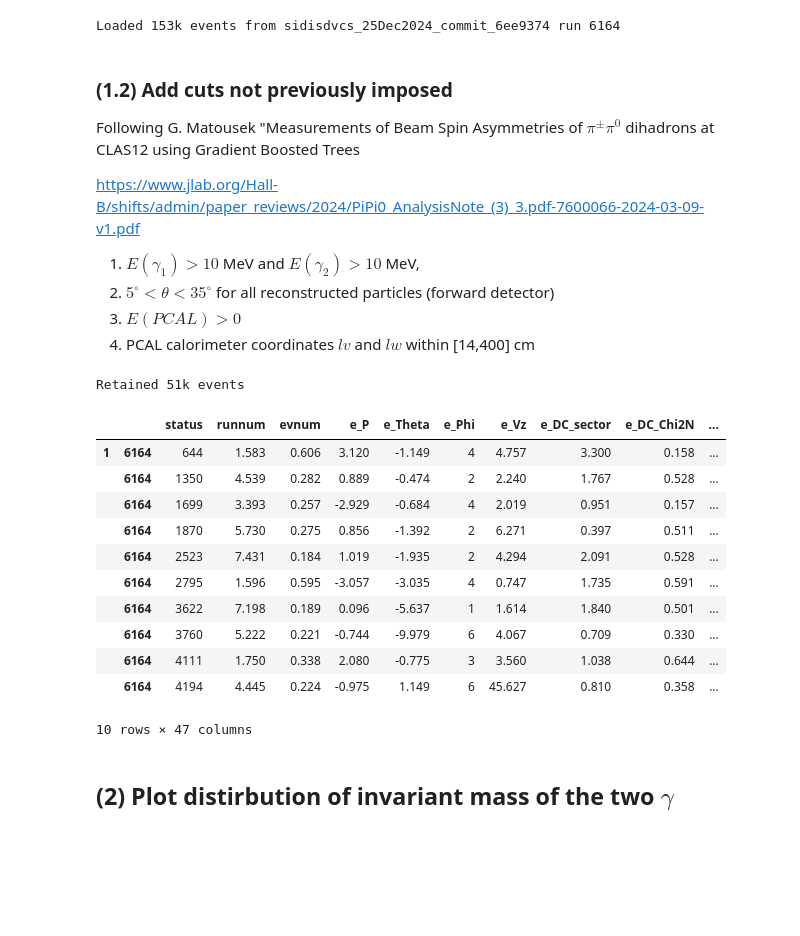
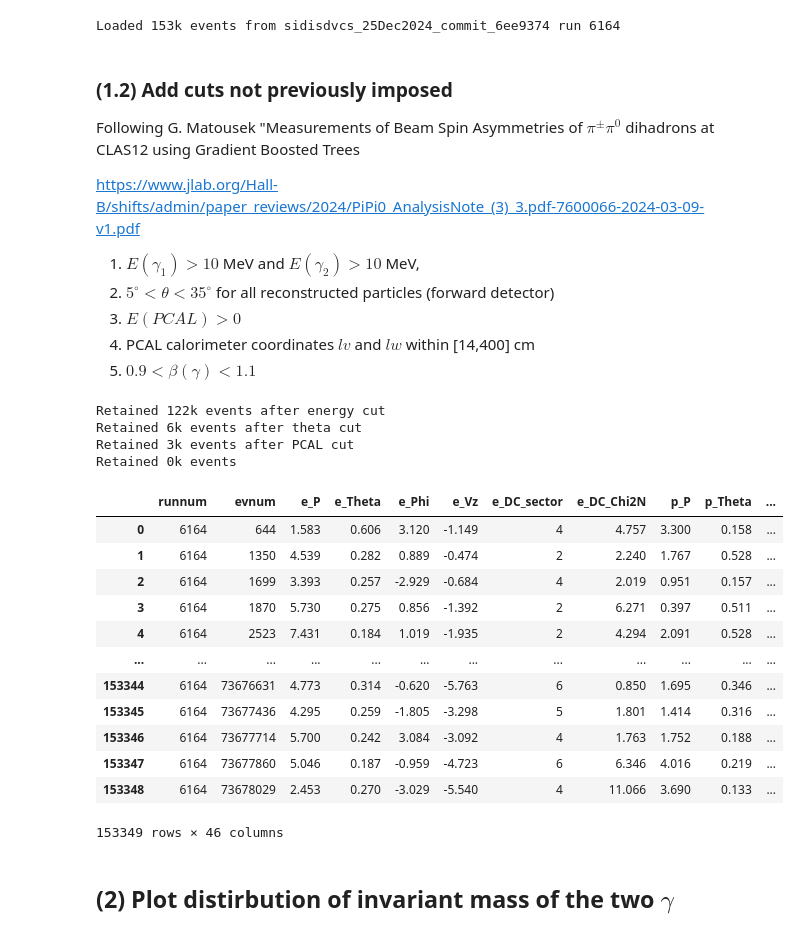
Before and after one commit to erezcoh4/CLAS12_BranchingRatios_Analysis, a Jupyter notebook: PythonAnalysis/InvariantMass_2gammas/FirstLookAtInvariantMass.ipynb, the cells around one changed output. Drawn from its saved outputs; the diff is of its cells as text; code cells hidden in the pictures; blank space fills up the shorter version.

```diff
--- a/PythonAnalysis/InvariantMass_2gammas/FirstLookAtInvariantMass.ipynb
+++ b/PythonAnalysis/InvariantMass_2gammas/FirstLookAtInvariantMass.ipynb
@@ -46,40 +46,53 @@ https://www.jlab.org/Hall-B/shifts/admin/paper_reviews/2024/PiPi0_AnalysisNote_(
 2. $5^\circ < \theta < 35^\circ$ for all reconstructed particles (forward detector)
 3. $E(PCAL) > 0$
 4. PCAL calorimeter coordinates $lv$ and $lw$ within [14,400] cm
+5. $0.9 < \beta(\gamma) < 1.1$
 # %%
 Eg_min = 0.0100
 data_after_cuts = data[(data["g1_E"]>Eg_min) & (data["g2_E"]>Eg_min)]
+print('Retained %dk events after energy cut'%(len(data_after_cuts)/1000))
 
 Theta_min = 5  * 3.14/180.
 Theta_max = 35 * 3.14/180.
-data_after_cuts = data_after_cuts[  (Theta_min < data_after_cuts["e_Theta"]) & (data_after_cuts["e_Theta"] < Theta_max)
-                                  & (Theta_min < data_after_cuts["p_Theta"]) & (data_after_cuts["p_Theta"] < Theta_max)
+data_after_cuts = data_after_cuts[  (Theta_min < data_after_cuts["e_Theta"])  & (data_after_cuts["e_Theta"] < Theta_max)
+                                  & (Theta_min < data_after_cuts["p_Theta"])  & (data_after_cuts["p_Theta"] < Theta_max)
                                   & (Theta_min < data_after_cuts["g1_Theta"]) & (data_after_cuts["g1_Theta"] < Theta_max)
                                   & (Theta_min < data_after_cuts["g2_Theta"]) & (data_after_cuts["g2_Theta"] < Theta_max) ]
+print('Retained %dk events after theta cut'%(len(data_after_cuts)/1000))
 
 EPCAL_min = 0
-data_after_cuts = data[(data["g1_E_PCAL"]>EPCAL_min) & (data["g2_E_PCAL"]>EPCAL_min)]
+data_after_cuts = data_after_cuts[(EPCAL_min < data_after_cuts["g1_E_PCAL"]) & (EPCAL_min < data_after_cuts["g2_E_PCAL"])]
+print('Retained %dk events after PCAL cut'%(len(data_after_cuts)/1000))
 
+beta_min, beta_max = 0.9,1.1
+data_after_cuts = data_after_cuts[  (beta_min < data_after_cuts["g1_beta"]) & (data_after_cuts["g1_beta"] < beta_max)
+                                  & (beta_min < data_after_cuts["g2_beta"]) & (data_after_cuts["g2_beta"] < beta_max)]
 print('Retained %dk events'%(len(data_after_cuts)/1000))
 # %% [output]
-Retained 51k events
+Retained 122k events after energy cut
+Retained 6k events after theta cut
+Retained 3k events after PCAL cut
+Retained 0k events
 # %%
 # len(data_after_cuts[data_after_cuts["g1_PCAL_V"] > 0.014])
 # len(data_after_cuts[data_after_cuts["g1_beta"] > 0.9])
-data[0:10] #[data['evnum']==10669]#["g1_beta"]
+# data[0:10] #[data['evnum']==10669]#["g1_beta"]
+# data["e_Theta"] * 180./3.14
+data
 # %% [output]
-|  |  | status | runnum | evnum | e_P | e_Theta | e_Phi | e_Vz | e_DC_sector | e_DC_Chi2N | ... |
-| 1 | 6164 | 644 | 1.583 | 0.606 | 3.120 | -1.149 | 4 | 4.757 | 3.300 | 0.158 | ... |
-|  | 6164 | 1350 | 4.539 | 0.282 | 0.889 | -0.474 | 2 | 2.240 | 1.767 | 0.528 | ... |
-|  | 6164 | 1699 | 3.393 | 0.257 | -2.929 | -0.684 | 4 | 2.019 | 0.951 | 0.157 | ... |
-|  | 6164 | 1870 | 5.730 | 0.275 | 0.856 | -1.392 | 2 | 6.271 | 0.397 | 0.511 | ... |
-|  | 6164 | 2523 | 7.431 | 0.184 | 1.019 | -1.935 | 2 | 4.294 | 2.091 | 0.528 | ... |
-|  | 6164 | 2795 | 1.596 | 0.595 | -3.057 | -3.035 | 4 | 0.747 | 1.735 | 0.591 | ... |
-|  | 6164 | 3622 | 7.198 | 0.189 | 0.096 | -5.637 | 1 | 1.614 | 1.840 | 0.501 | ... |
-|  | 6164 | 3760 | 5.222 | 0.221 | -0.744 | -9.979 | 6 | 4.067 | 0.709 | 0.330 | ... |
-|  | 6164 | 4111 | 1.750 | 0.338 | 2.080 | -0.775 | 3 | 3.560 | 1.038 | 0.644 | ... |
-|  | 6164 | 4194 | 4.445 | 0.224 | -0.975 | 1.149 | 6 | 45.627 | 0.810 | 0.358 | ... |
+|  | runnum | evnum | e_P | e_Theta | e_Phi | e_Vz | e_DC_sector | e_DC_Chi2N | p_P | p_Theta | ... |
+| 0 | 6164 | 644 | 1.583 | 0.606 | 3.120 | -1.149 | 4 | 4.757 | 3.300 | 0.158 | ... |
+| 1 | 6164 | 1350 | 4.539 | 0.282 | 0.889 | -0.474 | 2 | 2.240 | 1.767 | 0.528 | ... |
+| 2 | 6164 | 1699 | 3.393 | 0.257 | -2.929 | -0.684 | 4 | 2.019 | 0.951 | 0.157 | ... |
+| 3 | 6164 | 1870 | 5.730 | 0.275 | 0.856 | -1.392 | 2 | 6.271 | 0.397 | 0.511 | ... |
+| 4 | 6164 | 2523 | 7.431 | 0.184 | 1.019 | -1.935 | 2 | 4.294 | 2.091 | 0.528 | ... |
+| ... | ... | ... | ... | ... | ... | ... | ... | ... | ... | ... | ... |
+| 153344 | 6164 | 73676631 | 4.773 | 0.314 | -0.620 | -5.763 | 6 | 0.850 | 1.695 | 0.346 | ... |
+| 153345 | 6164 | 73677436 | 4.295 | 0.259 | -1.805 | -3.298 | 5 | 1.801 | 1.414 | 0.316 | ... |
+| 153346 | 6164 | 73677714 | 5.700 | 0.242 | 3.084 | -3.092 | 4 | 1.763 | 1.752 | 0.188 | ... |
+| 153347 | 6164 | 73677860 | 5.046 | 0.187 | -0.959 | -4.723 | 6 | 6.346 | 4.016 | 0.219 | ... |
+| 153348 | 6164 | 73678029 | 2.453 | 0.270 | -3.029 | -5.540 | 4 | 11.066 | 3.690 | 0.133 | ... |
-10 rows × 47 columns
+153349 rows × 46 columns
 # %% [markdown]
 ## (2) Plot distirbution of invariant mass of the two $\gamma$
 # %%
```
Also changed, not shown: 1 other file.
